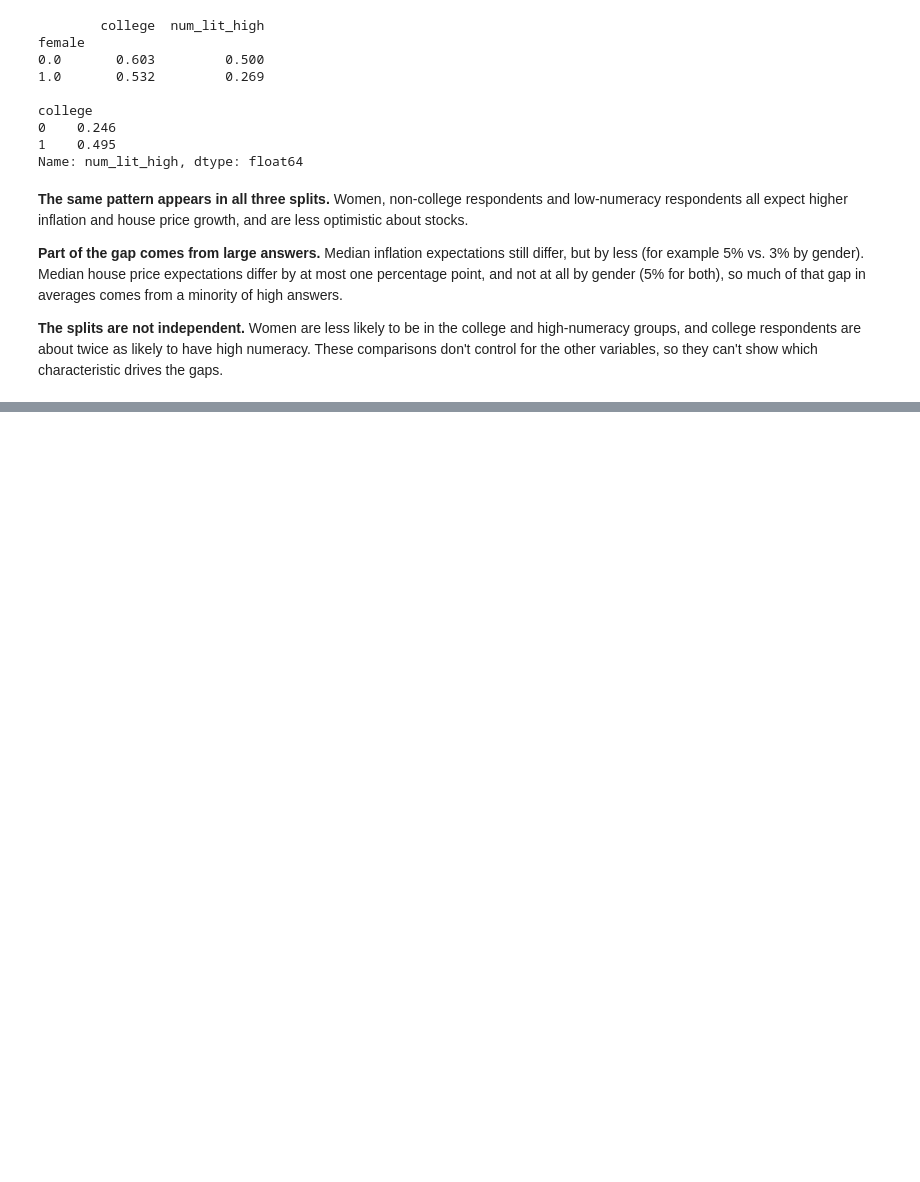
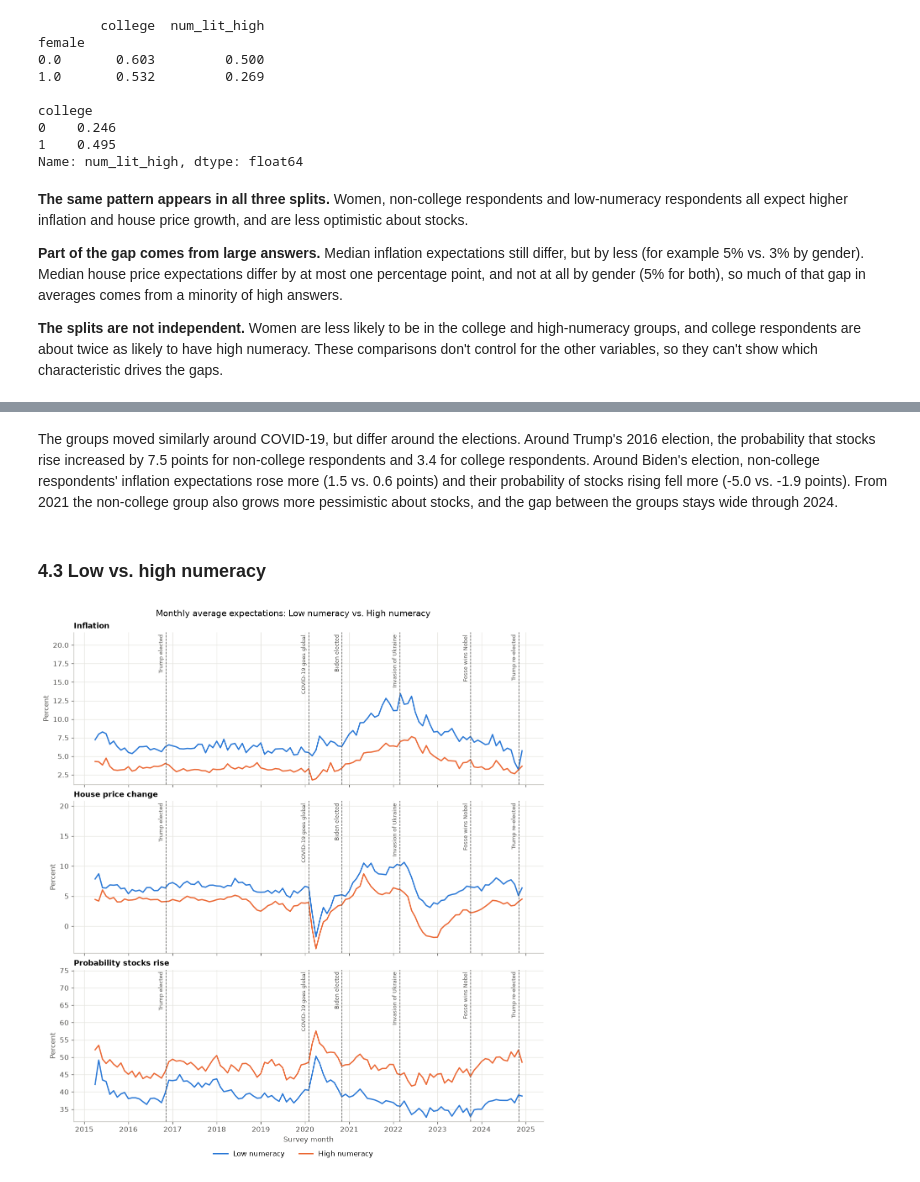
Before and after one commit to Partho-N/TECH2-H26-ai-week, a Jupyter notebook: term_paper.ipynb, the cells around one changed output, grey strips where cells are left out. Cells and saved outputs as stored; diff of their text form; code cells hidden in the pictures; blank space fills up the shorter version.

```diff
--- a/term_paper.ipynb
+++ b/term_paper.ipynb
@@ -381,0 +574,8 @@ Name: num_lit_high, dtype: float64
+# %% [markdown]
+The groups moved similarly around COVID-19, but differ around the elections. Around Trump's 2016 election, the probability that stocks rise increased by 7.5 points for non-college respondents and 3.4 for college respondents. Around Biden's election, non-college respondents' inflation expectations rose more (1.5 vs. 0.6 points) and their probability of stocks rising fell more (-5.0 vs. -1.9 points). From 2021 the non-college group also grows more pessimistic about stocks, and the gap between the groups stays wide through 2024.
+# %% [markdown]
+### 4.3 Low vs. high numeracy
+# %%
+plot_monthly_means(compute_monthly_means(df, 'num_lit_high'), 'num_lit_high')
+# %% [output]
+[figure, added]
```
Also changed, not shown: parts of 22 cells of this notebook.
